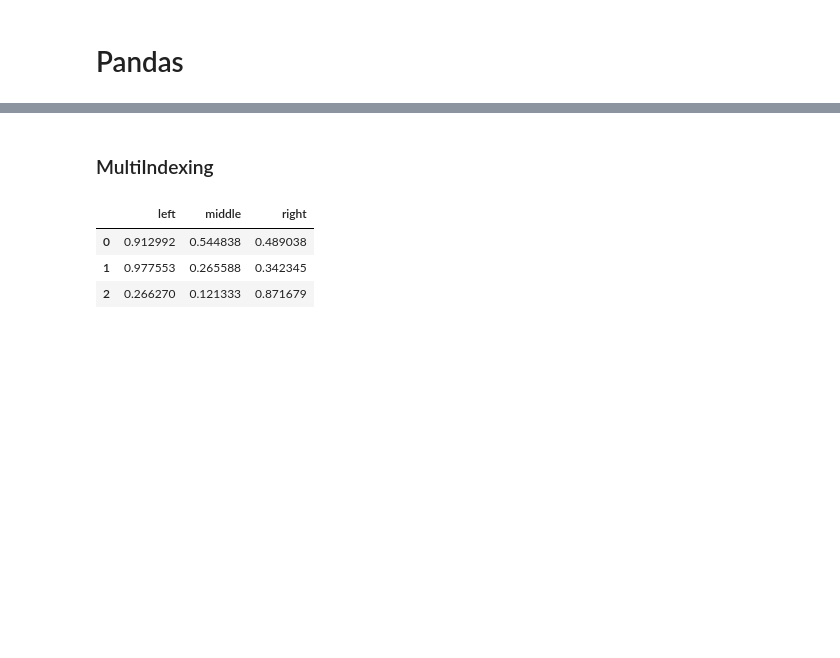
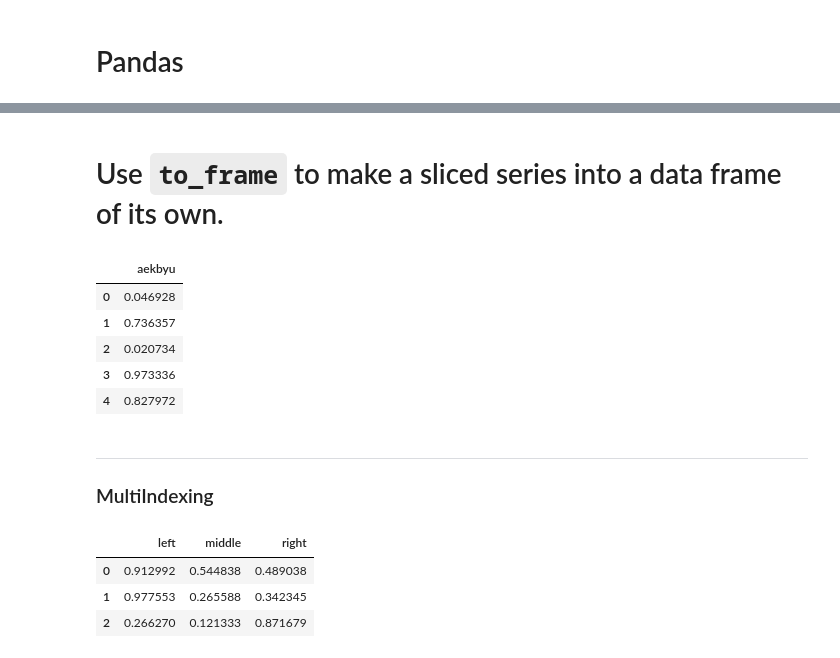
Before and after one commit to draperjames/PythonRef, a Jupyter notebook: PandasRef.ipynb, the cells around one changed output, grey strips where cells are left out. Saved outputs shown, nothing was run; the diff lists cells and outputs as text; code cells hidden in the pictures; blank space fills up the shorter version.

```diff
--- a/PandasRef.ipynb
+++ b/PandasRef.ipynb
@@ -6,4 +59,17 @@ import numpy as np
+# %% [markdown]
+# Use `to_frame` to make a sliced series into a data frame of its own.
+# %%
+my_df.ix[:,0].to_frame()
+# %% [output]
+|  | aekbyu |
+| 0 | 0.046928 |
+| 1 | 0.736357 |
+| 2 | 0.020734 |
+| 3 | 0.973336 |
+| 4 | 0.827972 |
 # %% [markdown]
+---
+
 ### MultiIndexing
 # %%
 data_array = np.random.rand(3,3)
```
Also changed, not shown: parts of 5 cells of this notebook, 25 other files.
